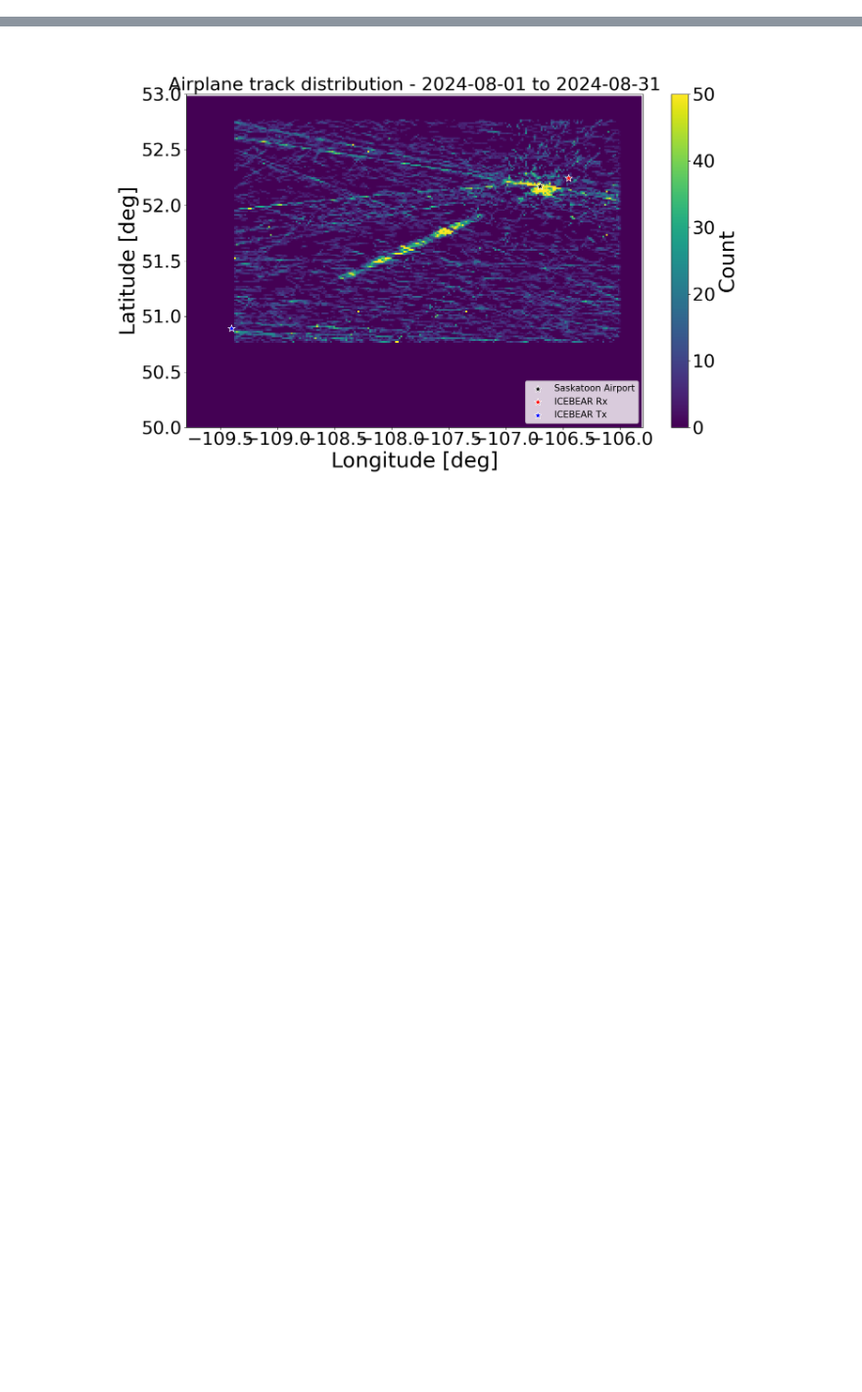
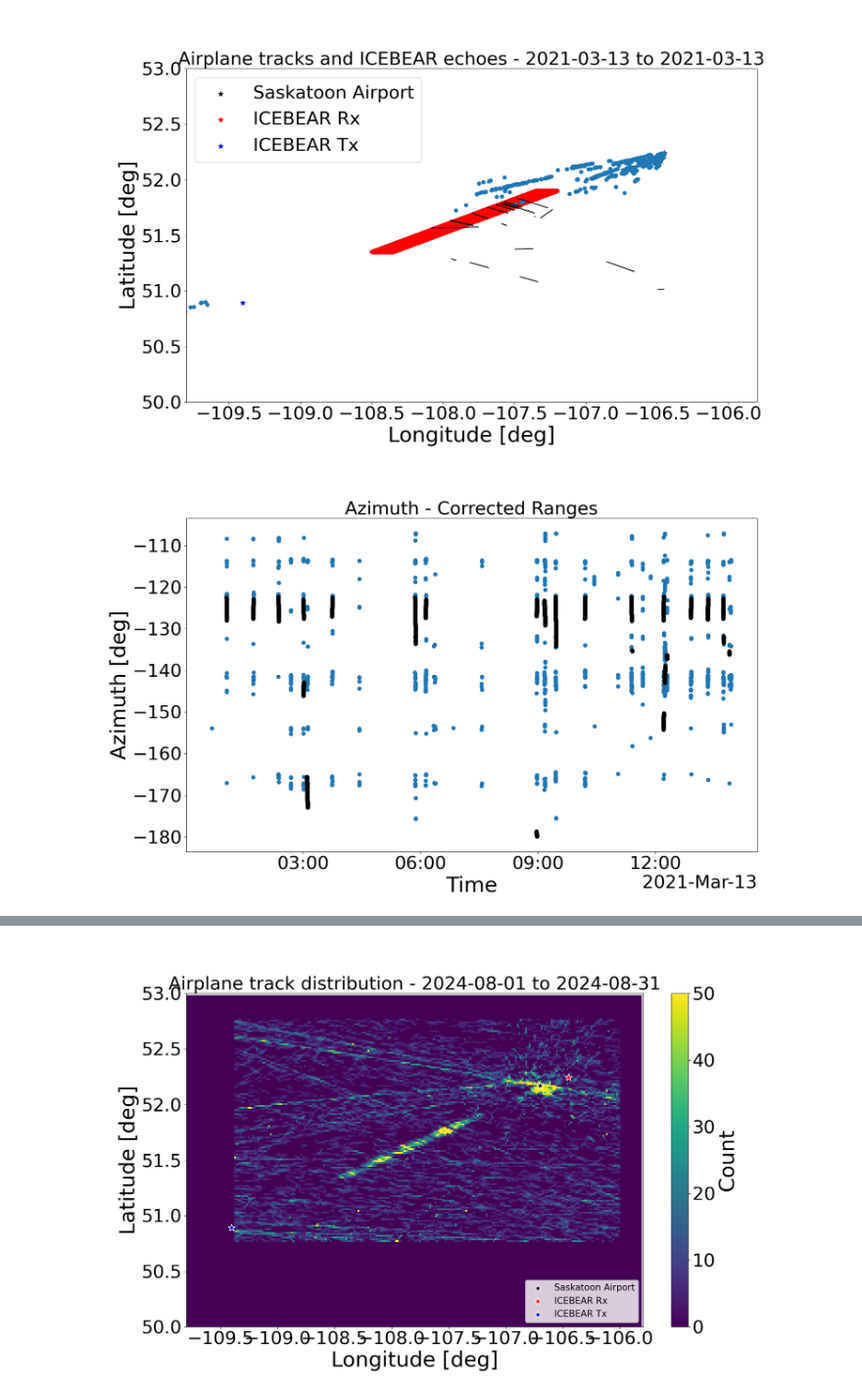
Before and after one commit to icebearcanada/airplane-process, a Jupyter notebook: airplane-code/compare_airplanes_to_icebear.ipynb, the cells around one changed output, grey strips where cells are left out. Shown at 98% size. Saved outputs shown, nothing was run; the diff lists cells and outputs as text; code cells hidden in the pictures; blank space fills up the shorter version.

Commit message:
WORKING. Compares expected airplane baseline phases to measured baseline phases for each baseline

```diff
--- a/airplane-code/compare_airplanes_to_icebear.ipynb
+++ b/airplane-code/compare_airplanes_to_icebear.ipynb
@@ -131,9 +149,9 @@ fig_width_inches = 17
 fig_height_inches = 10
 # %%
 # get the level 2 files
-y = 2024
-m = 8
-d = 3
+y = 2021
+m = 3
+d = 13
 n_days = 1 # how many days starting at and including d-day
 level2_files = []
         #f'/mnt/NAS/airplane-data/L2-norelax/{y}/{m:02d}/{y}_{m:02d}_{(d+i):02d}/ib3d_normal_swht_{y}_{m:02d}_{(d+i):02d}_prelate_bakker.h5'
@@ -141,7 +159,7 @@ level2_files = []
         #f'/mnt/NAS/range-corrected-data/L2/{y}/{m:02d}/{y}_{m:02d}_{(d+i):02d}/ib3d_normal_swht_{y}_{m:02d}_{(d+i):02d}_prelate_bakker.h5'
 for i in range(n_days):
     level2_files.append(f'/mnt/NAS/airplane-data/L2-narrow1/{y}/{m:02d}/{y}_{m:02d}_{(d+i):02d}/ib3d_normal_swht_{y}_{m:02d}_{(d+i):02d}_prelate_bakker.h5')
-    level2_files.append(f'/mnt/NAS/airplane-data/L2-with-cal1/{y}/{m:02d}/{y}_{m:02d}_{(d+i):02d}/ib3d_normal_swht_{y}_{m:02d}_{(d+i):02d}_prelate_bakker.h5')
+    #level2_files.append(f'/mnt/NAS/airplane-data/L2-with-cal1/{y}/{m:02d}/{y}_{m:02d}_{(d+i):02d}/ib3d_normal_swht_{y}_{m:02d}_{(d+i):02d}_prelate_bakker.h5')
     #level2_files.append(f'/mnt/NAS/airplane-data/L2-narrow2/{y}/{m:02d}/{y}_{m:02d}_{(d+i):02d}/ib3d_normal_swht_{y}_{m:02d}_{(d+i):02d}_prelate_bakker.h5')
     #level2_files.append(f'/mnt/NAS/airplane-data/L2-narrow3/{y}/{m:02d}/{y}_{m:02d}_{(d+i):02d}/ib3d_normal_swht_{y}_{m:02d}_{(d+i):02d}_prelate_bakker.h5')
 
@@ -157,8 +175,8 @@ descriptor = 'Corrected Ranges'
 vutcfromtimestamp = np.vectorize(datetime.datetime.utcfromtimestamp)
 
 # time interval of interest
-t_start = [y,m,d,11,0,0]
-t_end   = [y,m,d+n_days-1,14,59,59]
+t_start = [y,m,d,0,0,20]
+t_end   = [y,m,d+n_days-1,23,59,50]
 
 start_time = datetime.datetime(t_start[0], t_start[1], t_start[2], t_start[3], t_start[4], t_start[5])# - datetime.timedelta(hours=6)
 end_time = datetime.datetime(t_end[0], t_end[1], t_end[2], t_end[3], t_end[4], t_end[5])# - datetime.timedelta(hours=6)
@@ -167,4 +185,5 @@ end_time = datetime.datetime(t_end[0], t_end[1], t_end[2], t_end[3], t_end[4], t
 # %%
+%%capture
 # set up axes
 locator = mdates.AutoDateLocator(minticks=3, maxticks=7)
 formatter = mdates.ConciseDateFormatter(locator)
@@ -248,8 +267,8 @@ for file in level2_files:
     time_filter = (utc_time <= end_time) & (utc_time >= start_time)
     #print(rf_distance[time_filter])
     #print(altitude[time_filter])
-    range_filter = (rf_distance < 256) & (rf_distance > 246)
-    time_filter = time_filter & range_filter
+    #range_filter = (rf_distance < 256) & (rf_distance > 246)
+    #time_filter = time_filter & range_filter
 
     # plot lat/lon
     ax_ll.scatter(longitude[time_filter], latitude[time_filter])
@@ -264,4 +283,3 @@ for file in level2_files:
     # plot az/el
     ax_azel.scatter(azimuth[time_filter], elevation[time_filter])
     f.close()
-plt.show()
@@ -283,7 +292,8 @@ lats = []
 # set aircraft boundaries if downloading the data
 bounds = (-109.375, 50.771, -106.0, 52.765) # west, south, east, north
 
-aircrafts_dbs = load_airplane_data('/home/brian/airplane-process/airplane-code/aircrafts_dbs_2024-08-01_to_2024-08-15.pckl')
+#aircrafts_dbs = load_airplane_data('aircrafts_dbs_2024-08-01_to_2024-08-15.pckl')
+aircrafts_dbs = retrieve_airplane_data(utc_time, time_filter, bounds)
 
 for db in aircrafts_dbs:
     # db is a database of every airplane in the timeframe.
@@ -294,18 +304,50 @@ for db in aircrafts_dbs:
 
 
     for i in range(len(db)): # db[i] is a single airplane in the timeframe.
-        if len(db[i].data.timestamp) > 60:
+        start_idx = db[i].data.index[0]
+        end_idx = db[i].data.index[-1]
+        ti = db[i].data.timestamp[start_idx]
+        ti = ti.replace(tzinfo=None)
+        tf = db[i].data.timestamp[end_idx]
+        tf = tf.replace(tzinfo=None)
+
+        if tf < start_time:
             continue
+        if ti > end_time:
+            break
 
-        ax_ll.plot(db[i].data.longitude, db[i].data.latitude)
+        #if len(db[i].data.timestamp) > 60:
+        #    continue
+
+        # find az/el from lat/long of airplane
+        az, el, slant_range = find_aer_from_receiver(db[i].data.latitude, db[i].data.longitude, db[i].data.altitude / 3.281)
+        az = np.where(az > 180.0, az - 360.0, az)
+
+        range_filter = (slant_range < 150e3) & (slant_range > 70e3) & (az < -120)
+        az = az[range_filter]
+        el = el[range_filter]
+        time = db[i].data.timestamp[range_filter]
+        longitude = db[i].data.longitude[range_filter]
+        latitude = db[i].data.latitude[range_filter]
+
+        ax_ll.plot(longitude, latitude, c='black')
         #ax_alt.scatter(aircrafts_db[i].data.timestamp, aircrafts_db[i].data.altitude / 3.281 / 1000)
-        lons.append(db[i].data.longitude)
-        lats.append(db[i].data.latitude)
+        lons.append(longitude)
+        lats.append(latitude)
 
+        # plot az and el / time
+        ax_az.scatter(time, az, c='black')
+        ax_el.scatter(time, el, c='black')
+
+        # plot az/el
+        ax_azel.scatter(az, el, c='black')
 
 
 lons = np.hstack(lons)
 lats = np.hstack(lats)
 
-plt.show()
+fig_ll.show()
+fig_az.show()
+fig_el.show()
+fig_azel.show()
 # %% [output]
@@ -312,0 +374,2 @@ ModuleNotFoundError: No module named 'traffic'
+[figure, added]
+[figure, added]
```
Also changed, not shown: parts of 7 cells of this notebook, 1 other file.
